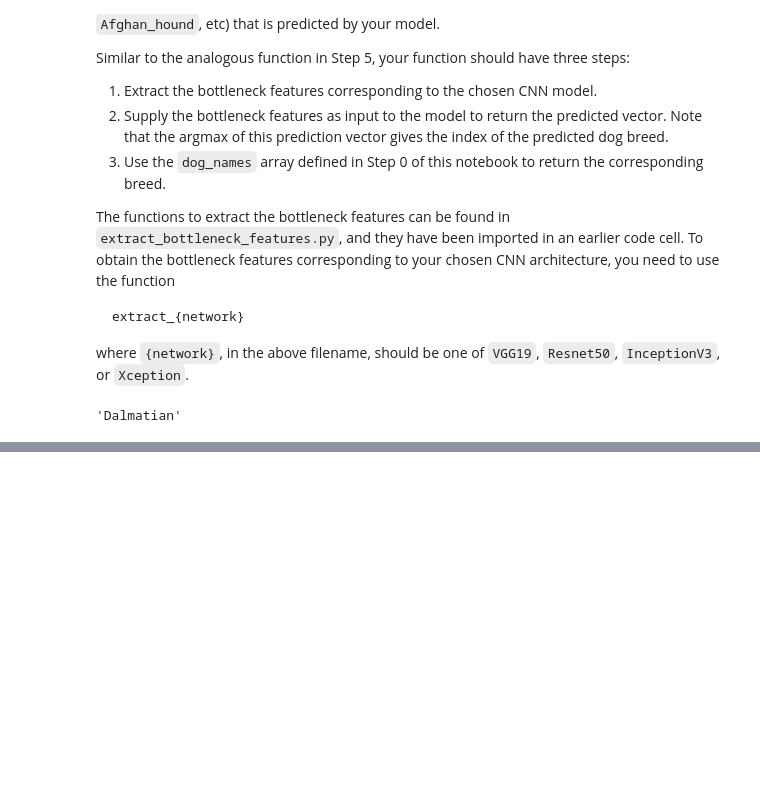
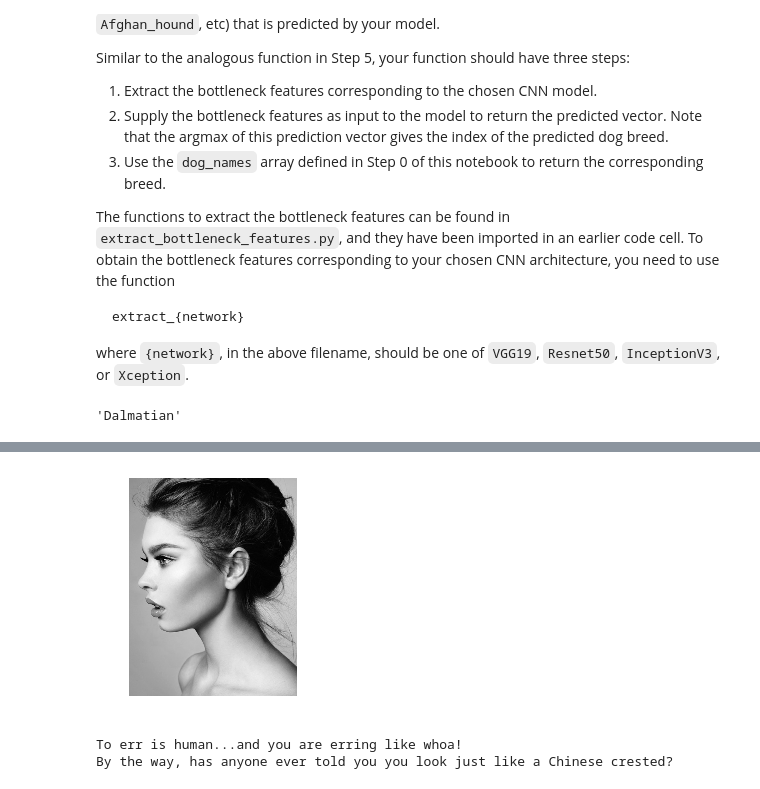
Before and after one commit to bthecohen/dog-project, a Jupyter notebook: dog_app.ipynb, the cells around one changed output, grey strips where cells are left out. Cells and saved outputs as stored; diff of their text form; code cells hidden in the pictures; blank space fills up the shorter version.

```diff
--- a/dog_app.ipynb
+++ b/dog_app.ipynb
@@ -1013,0 +1062,7 @@ __Answer:__
+# %%
+# let's see how it does on a face in profile
+what_breed_are_you("images/face_profile.jpg")
+# %% [output]
+[figure, added]
+To err is human...and you are erring like whoa!
+By the way, has anyone ever told you you look just like a Chinese crested?
```
Also changed, not shown: parts of 22 cells of this notebook, 9 other files.
